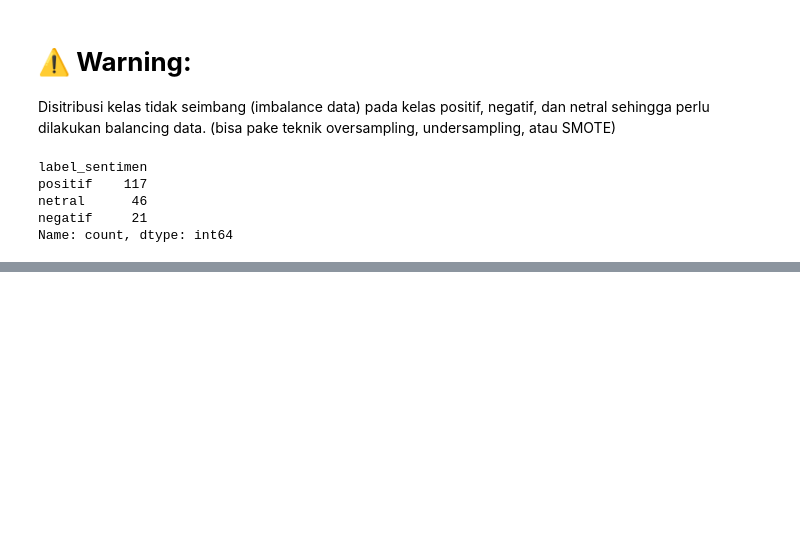
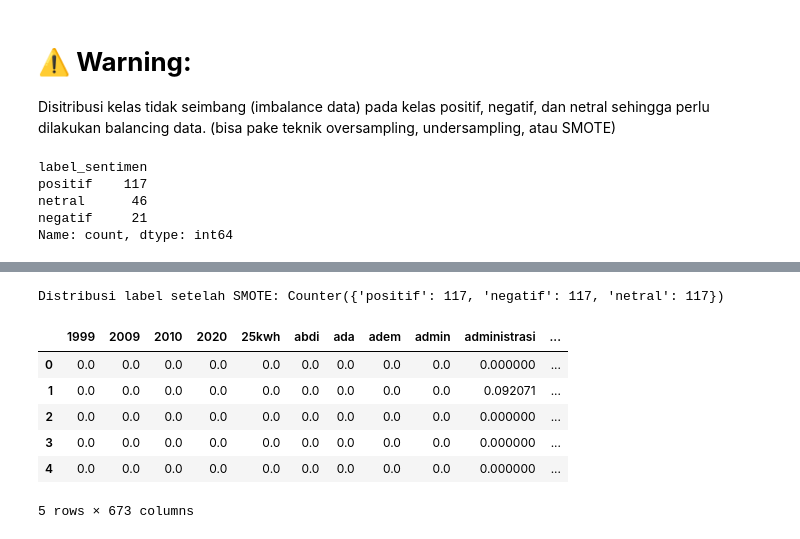
Before and after one commit to gbennnn/sentiment-analysis-aperti-bumn, a Jupyter notebook: src/preprocessing/ItPLN_Preprocessing&EDA.ipynb, the cells around one changed output, grey strips where cells are left out. Cells and saved outputs as stored; diff of their text form; code cells hidden in the pictures; blank space fills up the shorter version.

```diff
--- a/src/preprocessing/ItPLN_Preprocessing&EDA.ipynb
+++ b/src/preprocessing/ItPLN_Preprocessing&EDA.ipynb
@@ -567,0 +607,9 @@ Name: count, dtype: int64
+# %%
+# Terapkan SMOTE
+smote = SMOTE(random_state=42)
+X_resampled, y_resampled = smote.fit_resample(X, y)
+
+# Setelah SMOTE
+print("Distribusi label setelah SMOTE:", Counter(y_resampled))
+# %% [output]
+Distribusi label setelah SMOTE: Counter({'positif': 117, 'negatif': 117, 'netral': 117})
@@ -567,0 +623,10 @@ Name: count, dtype: int64
+# %%
+df.head()
+# %% [output]
+|  | 1999 | 2009 | 2010 | 2020 | 25kwh | abdi | ada | adem | admin | administrasi | ... |
+| 0 | 0.0 | 0.0 | 0.0 | 0.0 | 0.0 | 0.0 | 0.0 | 0.0 | 0.0 | 0.000000 | ... |
+| 1 | 0.0 | 0.0 | 0.0 | 0.0 | 0.0 | 0.0 | 0.0 | 0.0 | 0.0 | 0.092071 | ... |
+| 2 | 0.0 | 0.0 | 0.0 | 0.0 | 0.0 | 0.0 | 0.0 | 0.0 | 0.0 | 0.000000 | ... |
+| 3 | 0.0 | 0.0 | 0.0 | 0.0 | 0.0 | 0.0 | 0.0 | 0.0 | 0.0 | 0.000000 | ... |
+| 4 | 0.0 | 0.0 | 0.0 | 0.0 | 0.0 | 0.0 | 0.0 | 0.0 | 0.0 | 0.000000 | ... |
+5 rows × 673 columns
```
Also changed, not shown: parts of 17 cells of this notebook, 1 other file.
